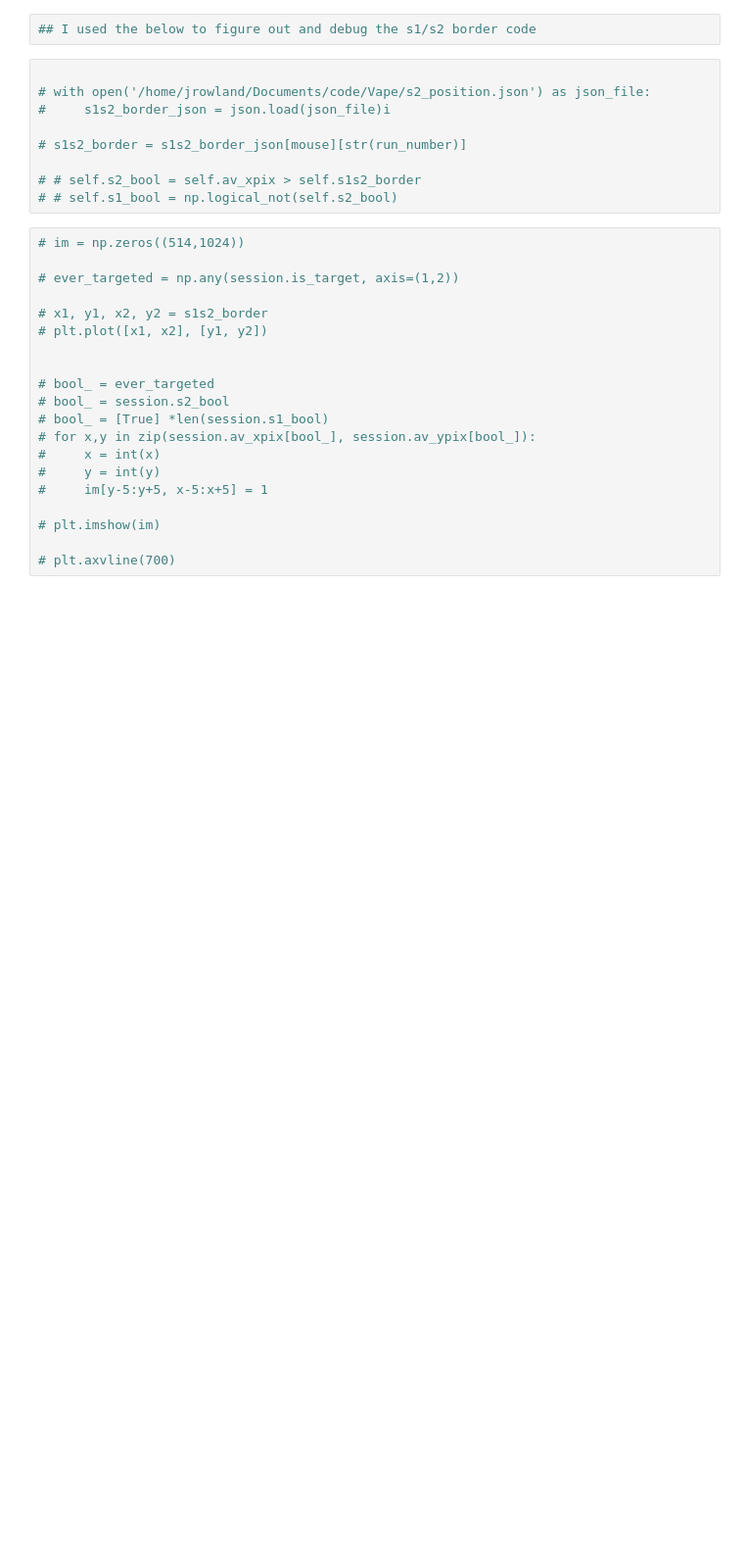
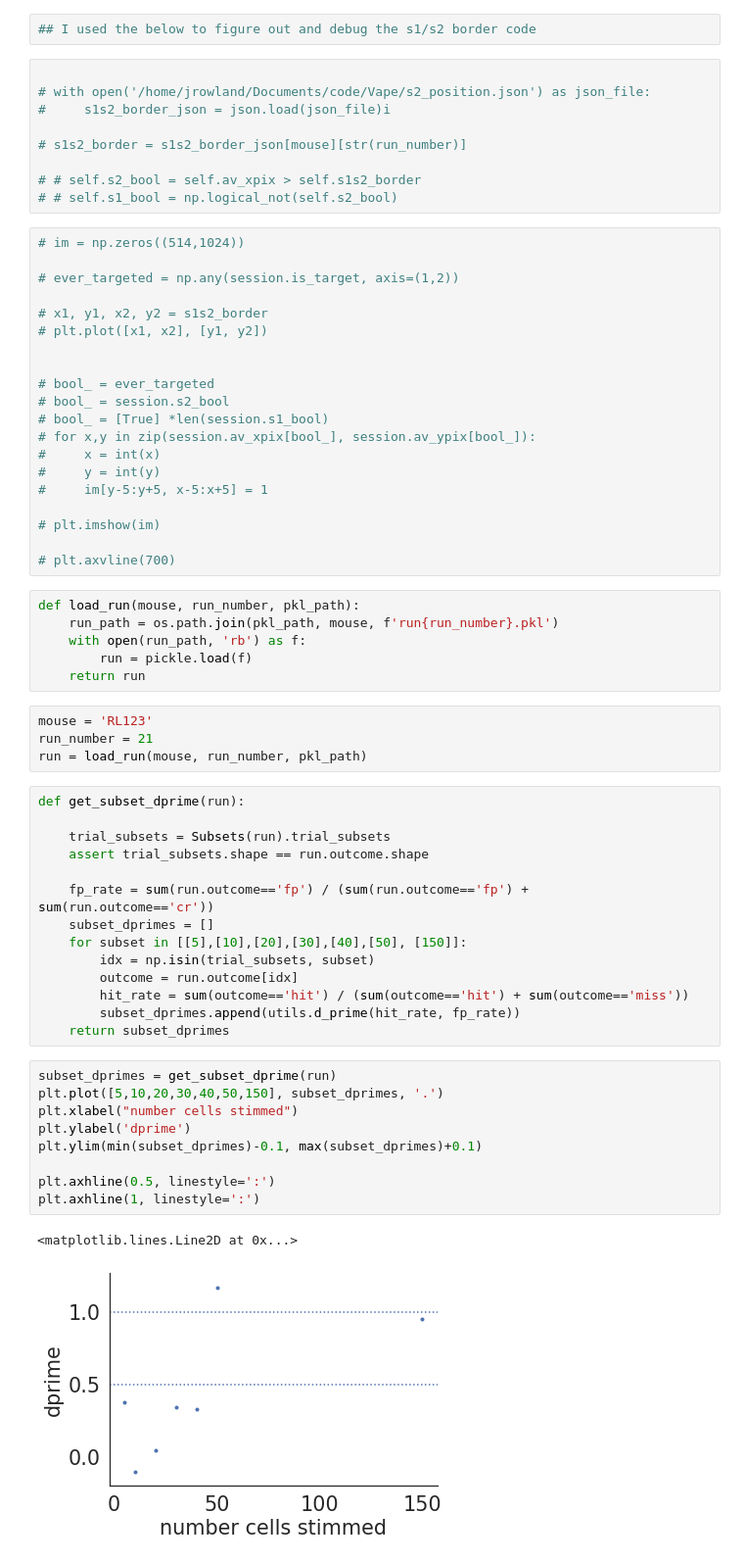
Before and after one commit to Packer-Lab/Vape, a Jupyter notebook: jupyter/preprocessing/cacher_RL123.ipynb, the cells around one changed output. Shown at 98% size. Cells and saved outputs as stored; diff of their text form; blank space fills up the shorter version.

```diff
--- a/jupyter/preprocessing/cacher_RL123.ipynb
+++ b/jupyter/preprocessing/cacher_RL123.ipynb
@@ -87,3 +75,39 @@ STIM RADIUS FOR TARGET REDUCED FIXED IN FUTURE
 # plt.imshow(im)
 
 # plt.axvline(700)
+# %%
+def load_run(mouse, run_number, pkl_path):
+    run_path = os.path.join(pkl_path, mouse, f'run{run_number}.pkl')
+    with open(run_path, 'rb') as f:
+        run = pickle.load(f)
+    return run
+# %%
+mouse = 'RL123'
+run_number = 21
+run = load_run(mouse, run_number, pkl_path)
+# %%
+def get_subset_dprime(run):
+
+    trial_subsets = Subsets(run).trial_subsets
+    assert trial_subsets.shape == run.outcome.shape
+
+    fp_rate = sum(run.outcome=='fp') / (sum(run.outcome=='fp') + sum(run.outcome=='cr'))
+    subset_dprimes = []
+    for subset in [[5],[10],[20],[30],[40],[50], [150]]:
+        idx = np.isin(trial_subsets, subset)
+        outcome = run.outcome[idx]
+        hit_rate = sum(outcome=='hit') / (sum(outcome=='hit') + sum(outcome=='miss'))
+        subset_dprimes.append(utils.d_prime(hit_rate, fp_rate))
+    return subset_dprimes
+# %%
+subset_dprimes = get_subset_dprime(run)
+plt.plot([5,10,20,30,40,50,150], subset_dprimes, '.')
+plt.xlabel("number cells stimmed")
+plt.ylabel('dprime')
+plt.ylim(min(subset_dprimes)-0.1, max(subset_dprimes)+0.1)
+
+plt.axhline(0.5, linestyle=':')
+plt.axhline(1, linestyle=':')
+# %% [output]
+<matplotlib.lines.Line2D at 0x...>
+[figure, added]
```
Also changed, not shown: parts of 5 cells of this notebook, 6 other files.
